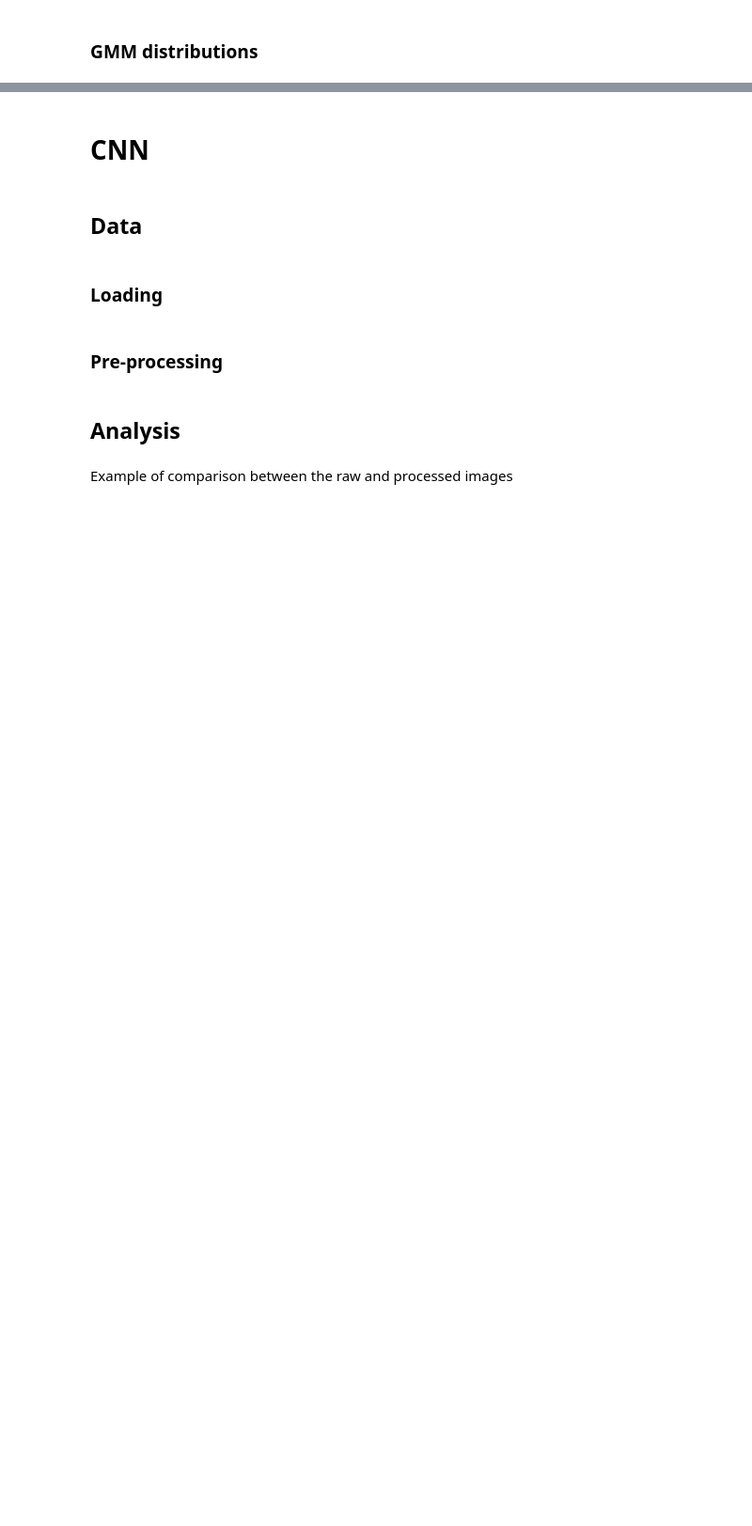
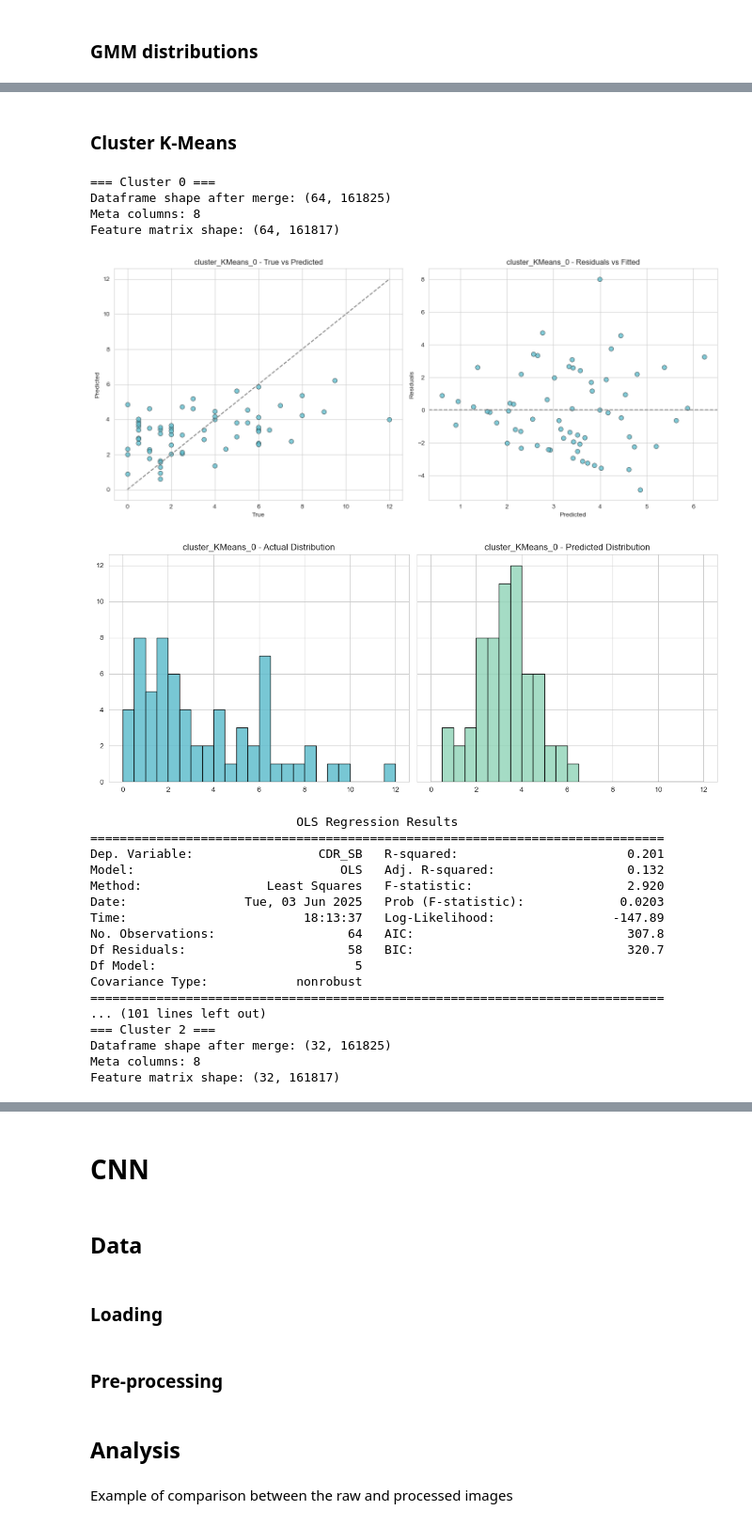
Before and after one commit to EmmaTosato/ANM_Verona, a Jupyter notebook: notebooks/AtrophyNetworkMapping.ipynb, the cells around one changed output, grey strips where cells are left out. Shown at 94% size. Cells and saved outputs as stored; diff of their text form; code cells hidden in the pictures; blank space fills up the shorter version.

```diff
--- a/notebooks/AtrophyNetworkMapping.ipynb
+++ b/notebooks/AtrophyNetworkMapping.ipynb
@@ -875,11 +1034,0 @@ df_meta_gmm = df_meta[df_meta['ID'].isin(gmm_ids)].reset_index(drop=True)
-# %%
-model, y_pred, residuals, subject_errors, group_rmse_stats = main_regression(
-    df_masked = df_masked_gmm,
-    df_meta = df_meta_gmm,
-    target_variable = "CDR_SB",
-    covariates = None,
-    y_log_transform = False,
-    plot_flag = True,
-    save_path = None,
-    title_prefix = "gm_mask_GMM"
-)
@@ -905,0 +1068,51 @@ Empirical p-value: 1.0000
+# %% [markdown]
+### Cluster K-Means
+# %%
+target_col = "CDR_SB"
+cluster_col = "KMeans"
+
+for cluster_id in labels_df[cluster_col].unique():
+    print(f"\n=== Cluster {cluster_id} ===")
+
+    # Get subject IDs for the current cluster
+    ids_in_cluster = labels_df[labels_df[cluster_col] == cluster_id]["ID"]
+
+    # Filter df_meta and df_gm_masked based on IDs only
+    df_meta_cluster = df_meta[df_meta["ID"].isin(ids_in_cluster)].reset_index(drop=True)
+    df_cluster = df_gm_masked[df_gm_masked["ID"].isin(ids_in_cluster)].reset_index(drop=True)
+
+    # Run regression (NaN removal is handled internally)
+    model, y_pred, residuals, subject_errors, group_rmse_stats = main_regression(
+        df_masked = df_cluster,
+        df_meta = df_meta_cluster,
+        target_variable = target_col,
+        covariates = ['Sex', 'Age', 'Education'],
+        y_log_transform = False,
+        plot_flag = True,
+        save_path = None,
+        title_prefix = f"cluster_{cluster_col}_{cluster_id}"
+    )
+# %% [output]
+=== Cluster 0 ===
+Dataframe shape after merge: (64, 161825)
+Meta columns: 8
+Feature matrix shape: (64, 161817)
+[figure, added]
+[figure, added]
+                            OLS Regression Results
+==============================================================================
+Dep. Variable:                 CDR_SB   R-squared:                       0.201
+Model:                            OLS   Adj. R-squared:                  0.132
+Method:                 Least Squares   F-statistic:                     2.920
+Date:                Tue, 03 Jun 2025   Prob (F-statistic):             0.0203
+Time:                        18:13:37   Log-Likelihood:                -147.89
+No. Observations:                  64   AIC:                             307.8
+Df Residuals:                      58   BIC:                             320.7
+Df Model:                           5
+Covariance Type:            nonrobust
+==============================================================================
+... (101 lines left out)
+=== Cluster 2 ===
+Dataframe shape after merge: (32, 161825)
+Meta columns: 8
+Feature matrix shape: (32, 161817)
```
Also changed, not shown: parts of 58 cells of this notebook.
